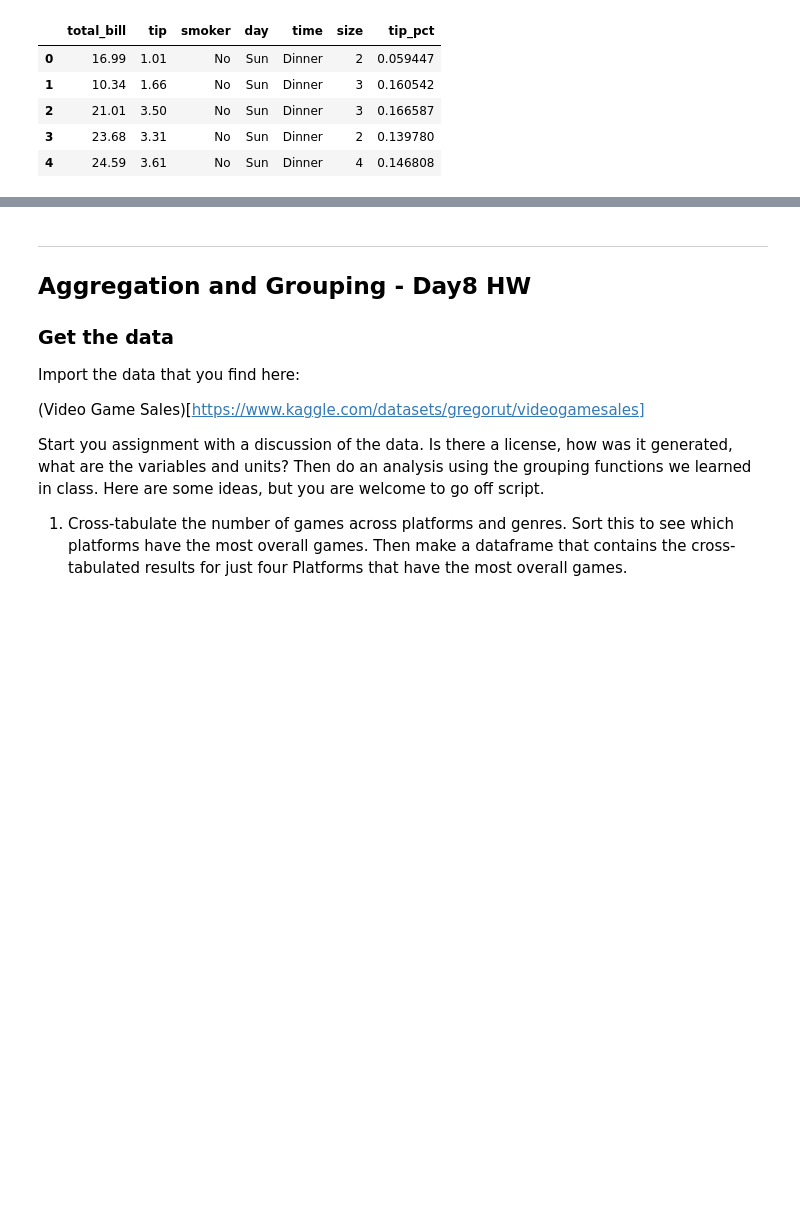
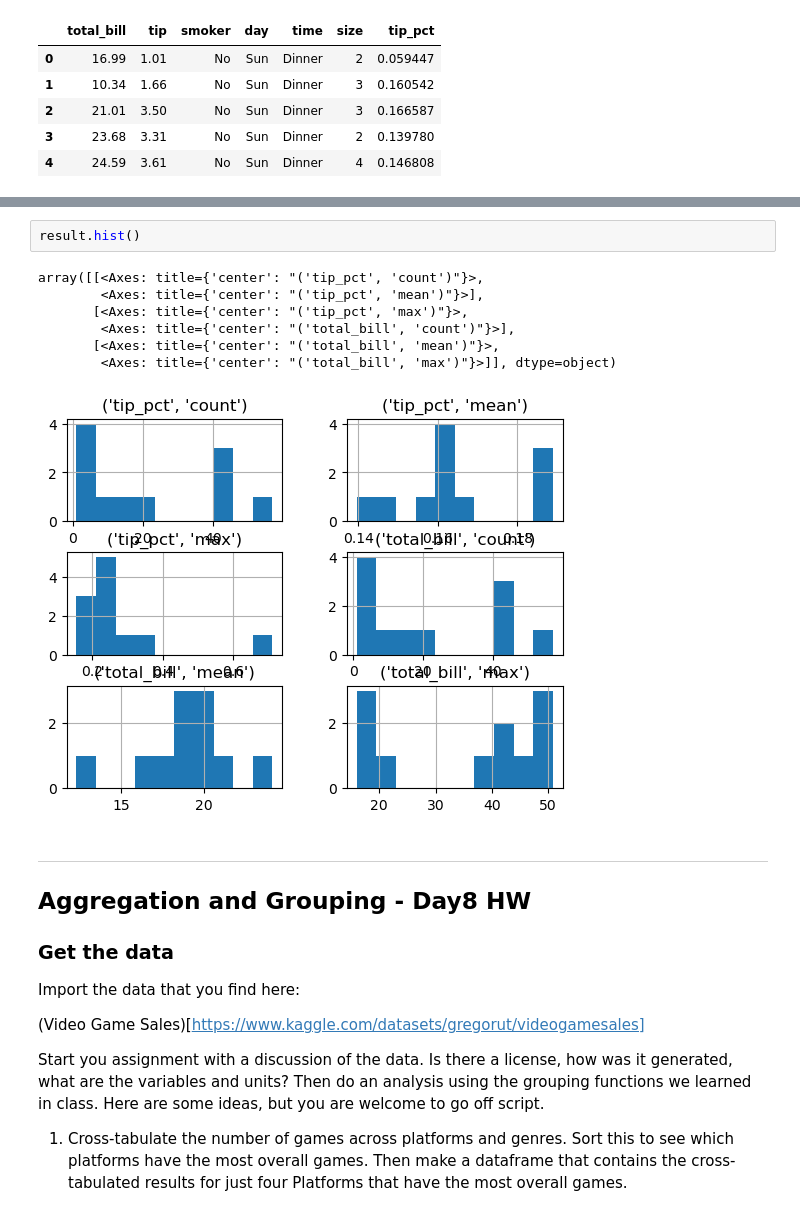
Before and after one commit to joseephwong/Data201_Joseph_Wong, a Jupyter notebook: Day8/HW_day8.ipynb, the cells around one changed output, grey strips where cells are left out. Cells and saved outputs as stored; diff of their text form; blank space fills up the shorter version.

```diff
--- a/Day8/HW_day8.ipynb
+++ b/Day8/HW_day8.ipynb
@@ -79,3 +196,13 @@ tips.head()
+# %%
+result.hist()
+# %% [output]
+array([[<Axes: title={'center': "('tip_pct', 'count')"}>,
+        <Axes: title={'center': "('tip_pct', 'mean')"}>],
+       [<Axes: title={'center': "('tip_pct', 'max')"}>,
+        <Axes: title={'center': "('total_bill', 'count')"}>],
+       [<Axes: title={'center': "('total_bill', 'mean')"}>,
+        <Axes: title={'center': "('total_bill', 'max')"}>]], dtype=object)
+[figure, added]
 # %% [markdown]
 ---------------
 ## Aggregation and Grouping - Day8 HW
```
Also changed, not shown: parts of 21 cells of this notebook.
